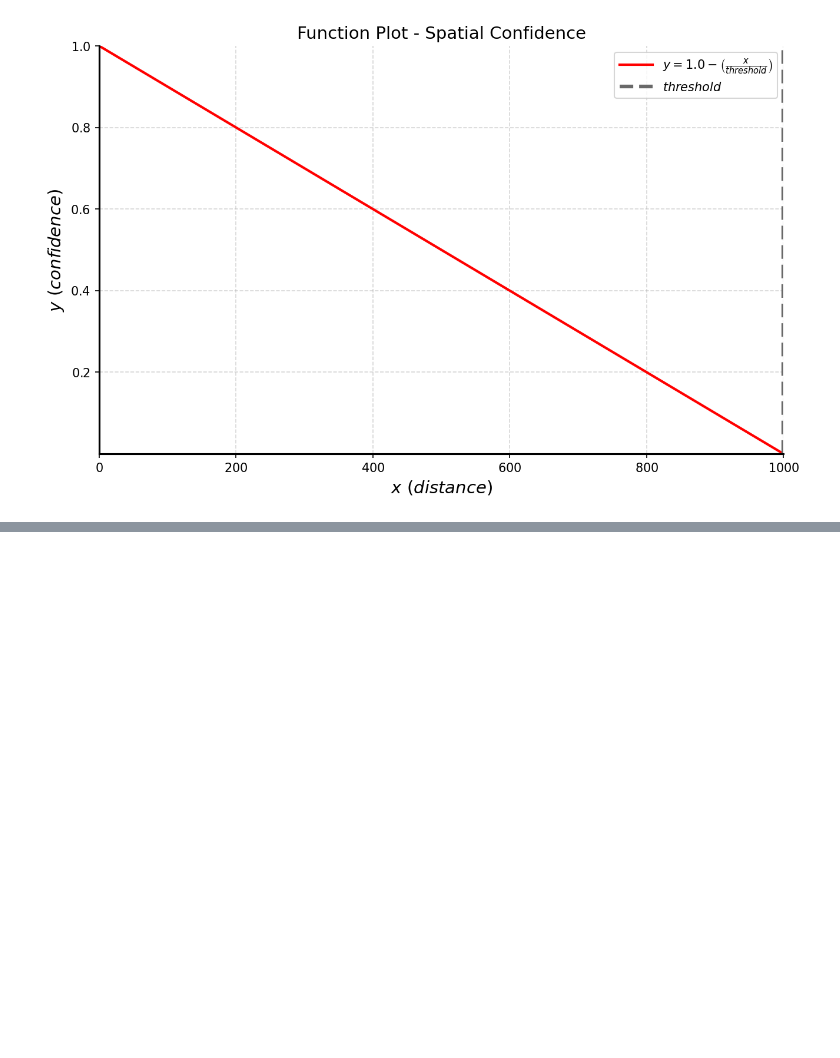
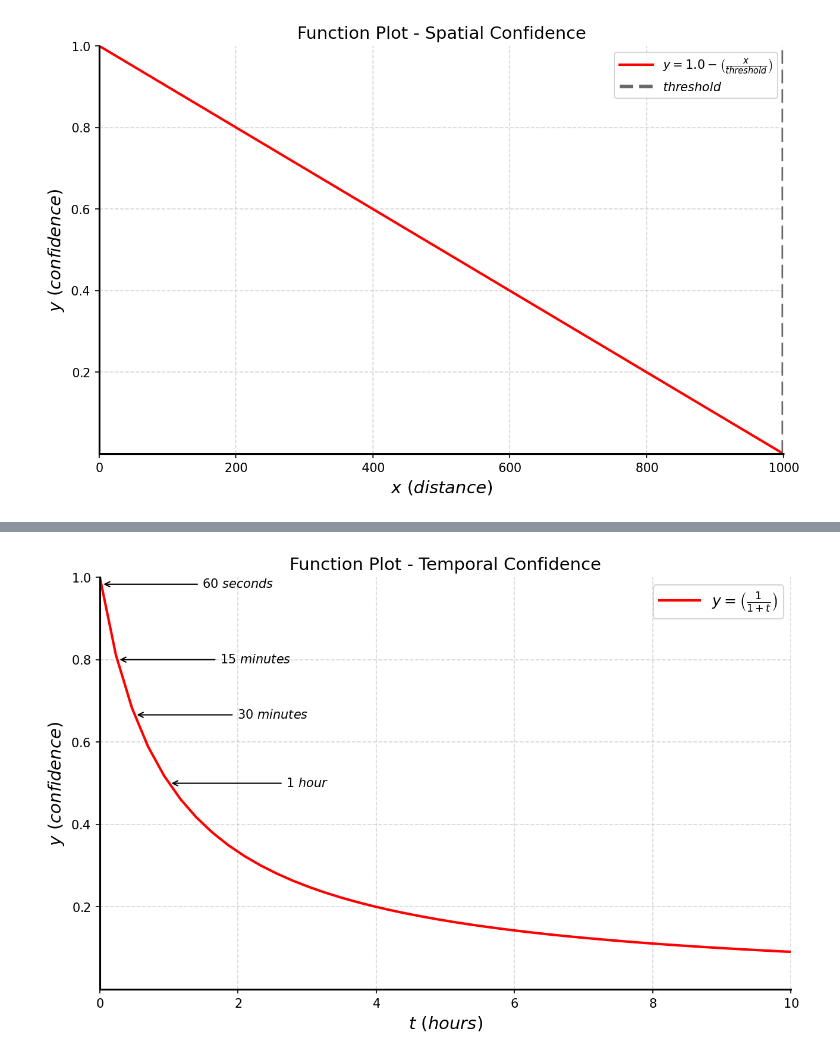
Before and after one commit to andyrids/hybrid-association, a Jupyter notebook: Hybrid_Spatio_temporal_Association_Within_Standardised_&_Non_standardised_Space.ipynb, the cells around one changed output, grey strips where cells are left out. Drawn from its saved outputs; the diff is of its cells as text; code cells hidden in the pictures; blank space fills up the shorter version.

Commit message:
feat: add temporal confidence function plot graph.

```diff
--- a/Hybrid_Spatio_temporal_Association_Within_Standardised_&_Non_standardised_Space.ipynb
+++ b/Hybrid_Spatio_temporal_Association_Within_Standardised_&_Non_standardised_Space.ipynb
@@ -85,0 +113,83 @@ plt.close("all")
+# %%
+# $f(t)=1/\left(1+t\right)$ ($t$ is time in hours)
+# f(t)=1/(1+t)
+
+x = np.linspace(0, 10, 44)
+y = 1.0 / (1 + x)
+
+fig, ax = plt.subplots(figsize=(10, 6), dpi=150)
+ax.plot(x, y, color="r", label=r'$y = \left(\frac{1}{1+t}\right)$', linewidth=2)
+
+ax.annotate(
+    r'$60 \ seconds$',
+    xy=(0.0166, 0.983),
+    xycoords="data",
+    xytext=(2, 0.983),
+    arrowprops=dict(arrowstyle="->", facecolor='black'),
+    ha="center",
+    va="center"
+)
+
+ax.annotate(
+    r'$15 \ minutes$',
+    xy=(0.25, 0.8),
+    xycoords="data",
+    xytext=(2.25, 0.8),
+    arrowprops=dict(arrowstyle="->", facecolor='black'),
+    ha="center",
+    va="center"
+)
+
+ax.annotate(
+    r'$30 \ minutes$',
+    xy=(0.5, 0.666),
+    xycoords="data",
+    xytext=(2.5, 0.666),
+    arrowprops=dict(arrowstyle="->", facecolor='black'),
+    ha="center",
+    va="center"
+)
+
+ax.annotate(
+    r'$1 \ hour$',
+    xy=(1, 0.5),
+    xycoords="data",
+    xytext=(3, 0.5),
+    arrowprops=dict(arrowstyle="->", facecolor='black'),
+    ha="center",
+    va="center"
+)
+
+ax.set_title("Function Plot - Temporal Confidence", fontsize=14)
+
+ax.set(
+    xlim=(0, 10),
+    ylim=(0, 1),
+    yticks=list(filter(bool, np.linspace(0, 1, 6)))
+)
+
+ax.xaxis.set_major_locator(AutoLocator())
+
+ax.ticklabel_format(useMathText=True)
+ax.grid(alpha=.5, linestyle="--")
+
+ax.set_xlabel(r'$t \ (hours)$', fontsize=14, position="right")
+ax.set_ylabel(r'$y \ (confidence)$', fontsize=14, position="top")
+
+ax.yaxis.set_ticks_position("left")
+ax.xaxis.set_ticks_position("bottom")
+
+ax.spines[["top", "right"]].set_visible(False)
+ax.spines[["bottom", "left"]].set_position("zero")
+ax.spines["bottom"].set(linewidth=1.5)
+ax.spines["left"].set(linewidth=1.5)
+
+xgrid_lines = ax.get_xgridlines()
+ygrid_lines = ax.get_ygridlines()
+xgrid_lines[0].set_visible(False)
+ygrid_lines[-1].set_visible(False)
+
+ax.legend(handlelength=2.7, fontsize='large', fancybox=True)
+plt.show()
+# %% [output]
+[figure, added]
```
Also changed, not shown: parts of 5 cells of this notebook.
